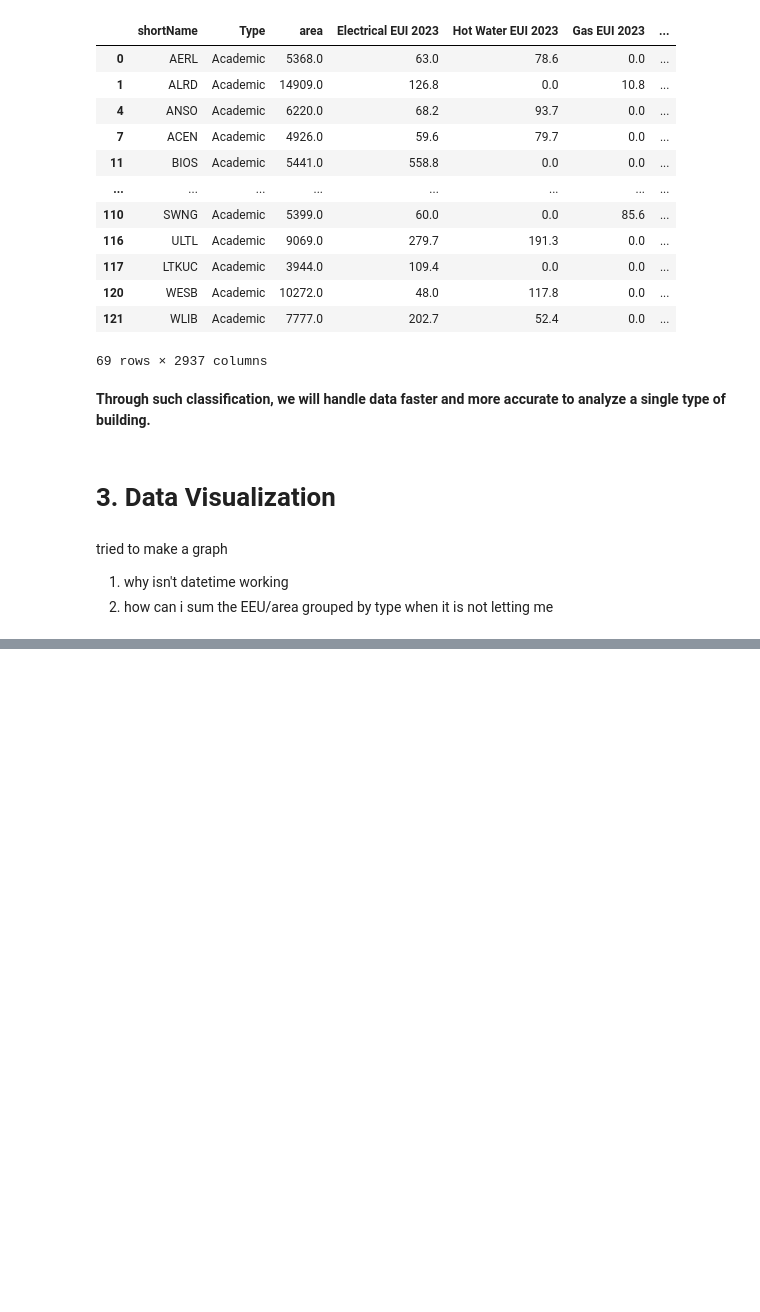
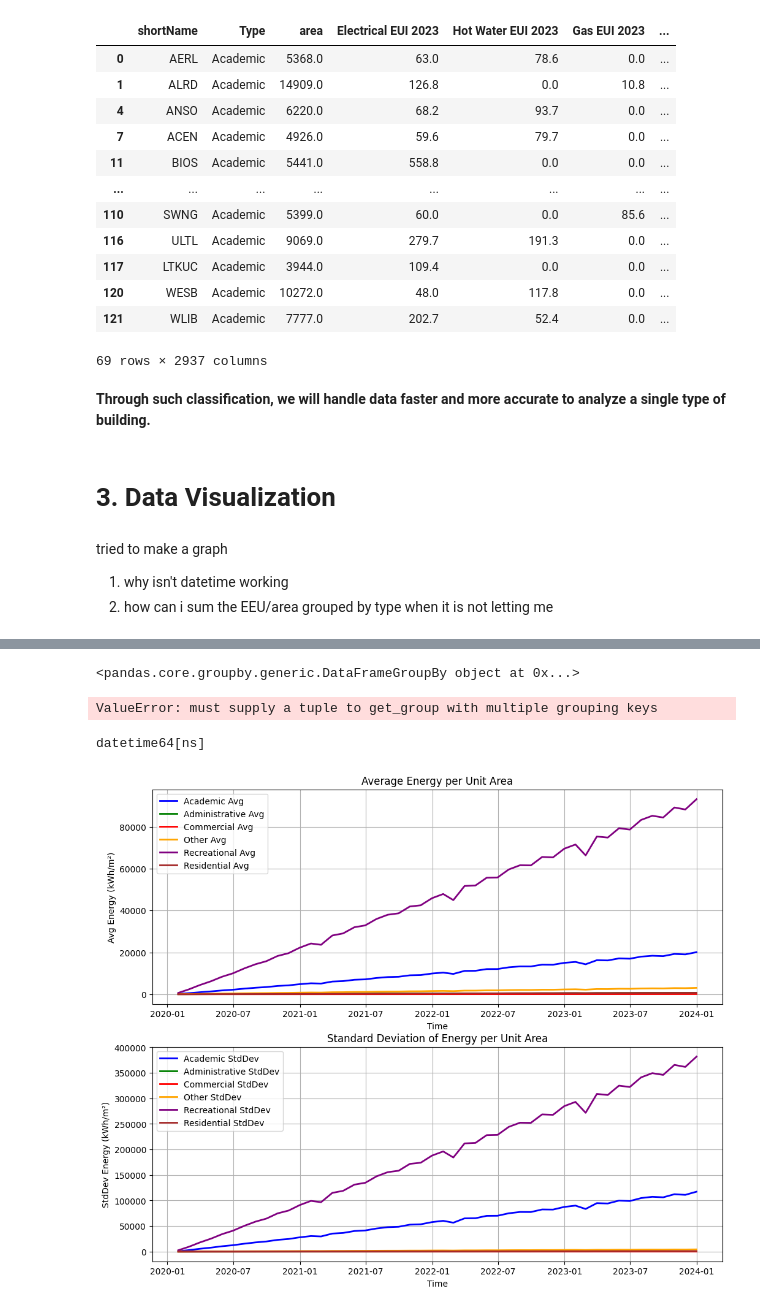
Before and after one commit to Speculatorrr/ECON323-Building-Energy-Analysis, a Jupyter notebook: Final_Project.ipynb, the cells around one changed output, grey strips where cells are left out. Cells and saved outputs as stored; diff of their text form; code cells hidden in the pictures; blank space fills up the shorter version.

Commit message:
graph

```diff
--- a/Final_Project.ipynb
+++ b/Final_Project.ipynb
@@ -206,4 +206,7 @@ tried to make a graph
 1. why isn't datetime working
 2. how can i sum the EEU/area grouped by type when it is not letting me
 # %%
+df_EEU.set_index("shortName",inplace=True)
 date_EEU = df_EEU.iloc[:, 3:]
+date_EEU.columns = pd.to_datetime(date_EEU.columns)
+df_EEU.head()
@@ -210,3 +222,6 @@ date_EEU = df_EEU.iloc[:, 3:]
 # %%
-date_EEU.T.resample("M").sum()
+tidy_date = date_EEU.T.resample("ME").sum().T.stack()
+tidy_date.index.names = ["shortName", "month"]
+tidy_date.name = "total_energy"
+tidy_date.head()
 # %% [output]
@@ -235,0 +246,4 @@ df_combined
+# %%
+merge_EEU = pd.merge(df_EEU, tidy_date.reset_index(), on="shortName")
+long_EEU = merge_EEU.loc[:, ["shortName", "Type", "area", "month", "total_energy"]]
+long_EEU.head()
@@ -235,0 +279,9 @@ df_combined
+# %%
+long_EEU.groupby(["Type","month"])
+# %% [output]
+<pandas.core.groupby.generic.DataFrameGroupBy object at 0x...>
+# %%
+type_EEU = long_EEU.groupby(["Type","month"])
+type_EEU.get_group("Academic")
+# %% [output]
+ValueError: must supply a tuple to get_group with multiple grouping keys
@@ -235,0 +332,14 @@ df_combined
+# %%
+colors = {"Academic": "blue",
+    "Administrative": "green",
+    "Commercial": "red",
+    "Other": "orange",
+    "Recreational": "purple",
+    "Residential": "brown"}
+
+fig, ax = plt.subplots(2, 1, figsize=(12, 10))
+line(long_EEU, ax, colors)
+plt.show()
+# %% [output]
+datetime64[ns]
+[figure, added]
```
Also changed, not shown: parts of 8 cells of this notebook.
